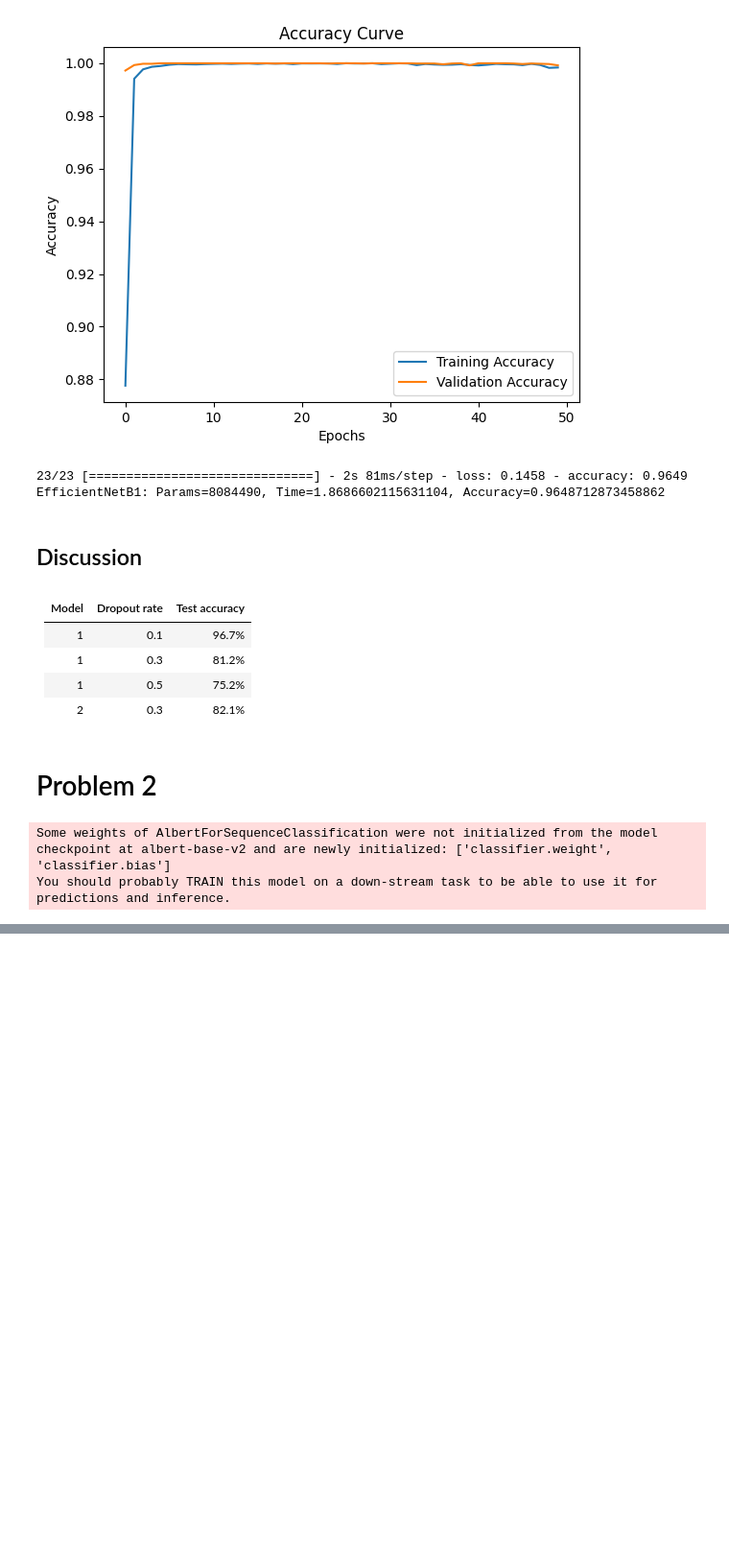
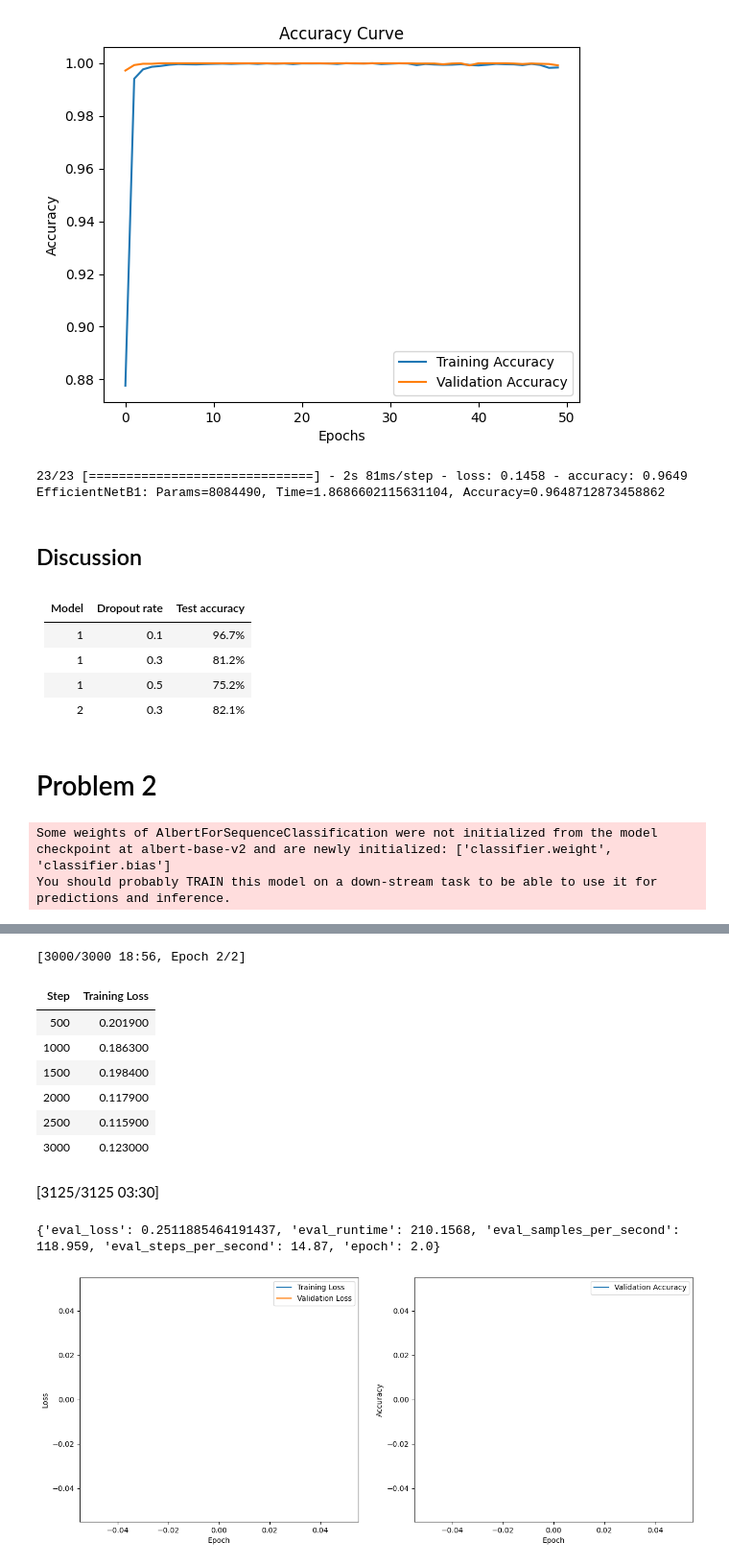
Before and after one commit to yimianxyz/sysen6888, a Jupyter notebook: main.ipynb, the cells around one changed output, grey strips where cells are left out. Shown: that part at 96% size. Saved outputs shown, nothing was run; the diff lists cells and outputs as text; code cells hidden in the pictures; blank space fills up the shorter version.

```diff
--- a/main.ipynb
+++ b/main.ipynb
@@ -287,0 +260,77 @@ output = model(tokens)
+# %%
+from transformers import Trainer, TrainingArguments
+
+class CustomTrainer(Trainer):
+    def __init__(self, *args, **kwargs):
+        super().__init__(*args, **kwargs)
+        self.training_losses = []
+        self.validation_losses = []
+        self.validation_accuracy = []
+
+    def log_metrics(self, logs, iterator=None):
+        super().log_metrics(logs, iterator)
+        if 'train_loss' in logs:
+            self.training_losses.append(logs['train_loss'])
+        if 'eval_loss' in logs:
+            self.validation_losses.append(logs['eval_loss'])
+        if 'eval_accuracy' in logs:
+            self.validation_accuracy.append(logs['eval_accuracy'])
+
+training_args = TrainingArguments(
+    per_device_train_batch_size=16,
+    learning_rate=1e-5,
+    weight_decay=0.01,
+    num_train_epochs=2,
+    logging_dir='./logs',
+    output_dir='./results'
+)
+
+trainer = CustomTrainer(
+    model=model,
+    args=training_args,
+    train_dataset=train_data,
+    eval_dataset=val_data
+)
+
+trainer.train()
+
+# Evaluate the model
+evaluation_results = trainer.evaluate(eval_dataset=test_data)
+print(evaluation_results)
+
+import matplotlib.pyplot as plt
+
+# Replace these lists with the actual metrics
+training_losses = trainer.training_losses
+validation_losses = trainer.validation_losses
+validation_accuracy = trainer.validation_accuracy
+
+# Create subplots
+fig, axs = plt.subplots(1, 2, figsize=(15, 6))
+
+# Plot training and validation loss
+axs[0].plot(training_losses, label='Training Loss')
+axs[0].plot(validation_losses, label='Validation Loss')
+axs[0].set_xlabel('Epoch')
+axs[0].set_ylabel('Loss')
+axs[0].legend()
+
+# Plot validation accuracy
+axs[1].plot(validation_accuracy, label='Validation Accuracy')
+axs[1].set_xlabel('Epoch')
+axs[1].set_ylabel('Accuracy')
+axs[1].legend()
+
+plt.show()
+# %% [output]
+[3000/3000 18:56, Epoch 2/2]
+| Step | Training Loss |
+| 500 | 0.201900 |
+| 1000 | 0.186300 |
+| 1500 | 0.198400 |
+| 2000 | 0.117900 |
+| 2500 | 0.115900 |
+| 3000 | 0.123000 |
+[3125/3125 03:30]
+{'eval_loss': 0.2511885464191437, 'eval_runtime': 210.1568, 'eval_samples_per_second': 118.959, 'eval_steps_per_second': 14.87, 'epoch': 2.0}
+[figure, added]
```
Also changed, not shown: parts of 7 cells of this notebook.
